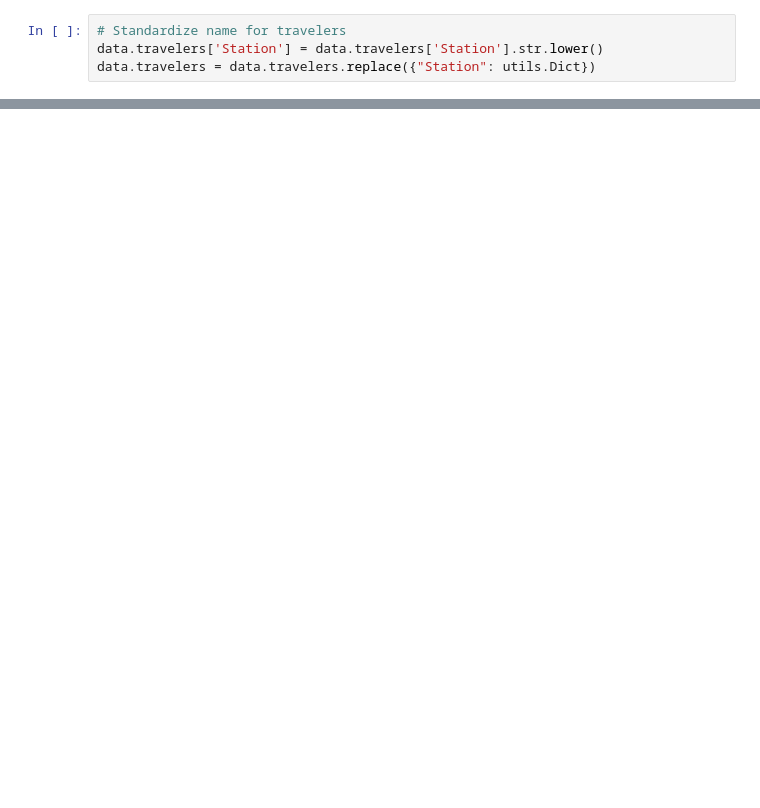
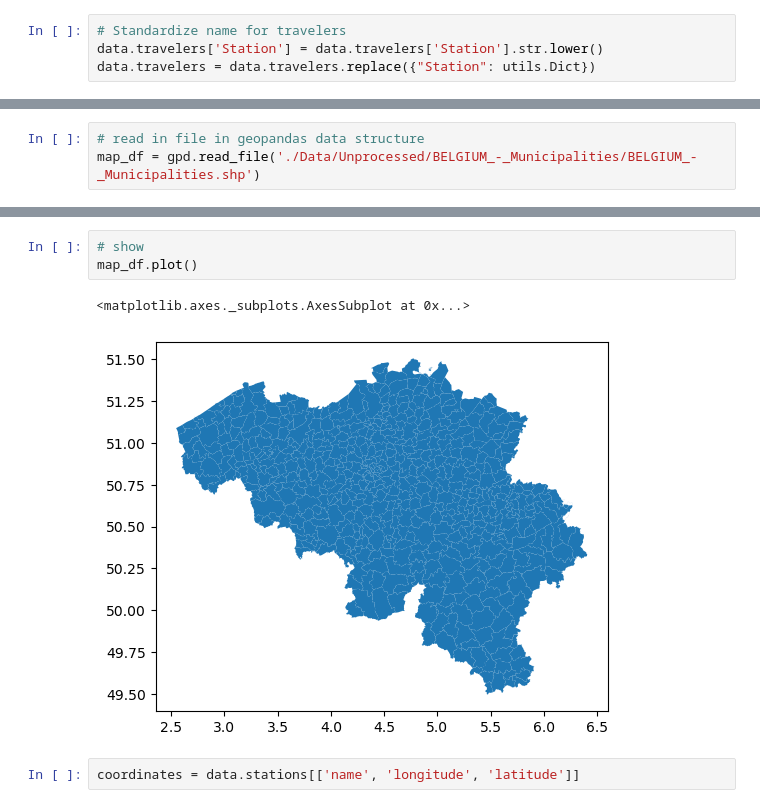
Before and after one commit to Seoyangsam/ACRM, a Jupyter notebook: src/Q21-22.ipynb, the cells around one changed output, grey strips where cells are left out. Drawn from its saved outputs; the diff is of its cells as text; blank space fills up the shorter version.

```diff
--- a/src/Q21-22.ipynb
+++ b/src/Q21-22.ipynb
@@ -23,0 +93,3 @@ data.travelers = data.travelers.replace({"Station": utils.Dict})
+# %%
+# read in file in geopandas data structure
+map_df = gpd.read_file('./Data/Unprocessed/BELGIUM_-_Municipalities/BELGIUM_-_Municipalities.shp')
@@ -23,0 +105,8 @@ data.travelers = data.travelers.replace({"Station": utils.Dict})
+# %%
+# show
+map_df.plot()
+# %% [output]
+<matplotlib.axes._subplots.AxesSubplot at 0x...>
+[figure, added]
+# %%
+coordinates = data.stations[['name', 'longitude', 'latitude']]
```
Also changed, not shown: parts of 11 cells of this notebook, 2 other files.
